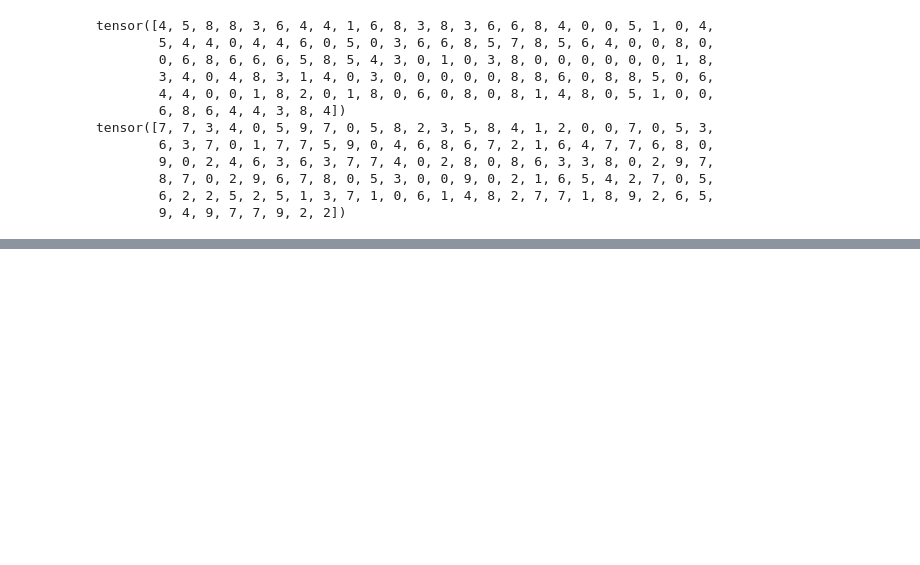
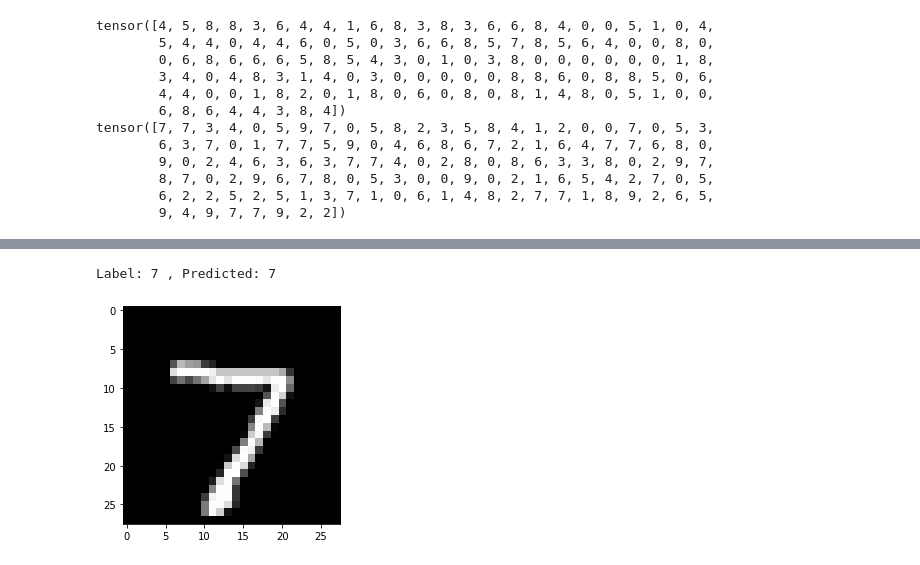
Before and after one commit to jl6017/deepLearningStudy2021, a Jupyter notebook: regression1120.ipynb, the cells around one changed output, grey strips where cells are left out. Cells and saved outputs as stored; diff of their text form; code cells hidden in the pictures; blank space fills up the shorter version.

```diff
--- a/regression1120.ipynb
+++ b/regression1120.ipynb
@@ -148,3 +150,8 @@ tensor([7, 7, 3, 4, 0, 5, 9, 7, 0, 5, 8, 2, 3, 5, 8, 4, 1, 2, 0, 0, 7, 0, 5, 3,
         8, 7, 0, 2, 9, 6, 7, 8, 0, 5, 3, 0, 0, 9, 0, 2, 1, 6, 5, 4, 2, 7, 0, 5,
         6, 2, 2, 5, 2, 5, 1, 3, 7, 1, 0, 6, 1, 4, 8, 2, 7, 7, 1, 8, 9, 2, 6, 5,
         9, 4, 9, 7, 7, 9, 2, 2])
+# %%
+def accuracy(outputs, labels):
+    _, preds = torch.max(outputs, dim=1)
+    return torch.tensor(torch.sum(preds == labels).item() / len(preds))
+accuracy(outputs, labels)
@@ -150,0 +296,7 @@ tensor([7, 7, 3, 4, 0, 5, 9, 7, 0, 5, 8, 2, 3, 5, 8, 4, 1, 2, 0, 0, 7, 0, 5, 3,
+# %%
+img, label = test_dataset[0]
+plt.imshow(img[0], cmap='gray')
+print('Label:', label, ', Predicted:', predict_img(img, model))
+# %% [output]
+Label: 7 , Predicted: 7
+[figure, added]
```
Also changed, not shown: parts of 14 cells of this notebook.
